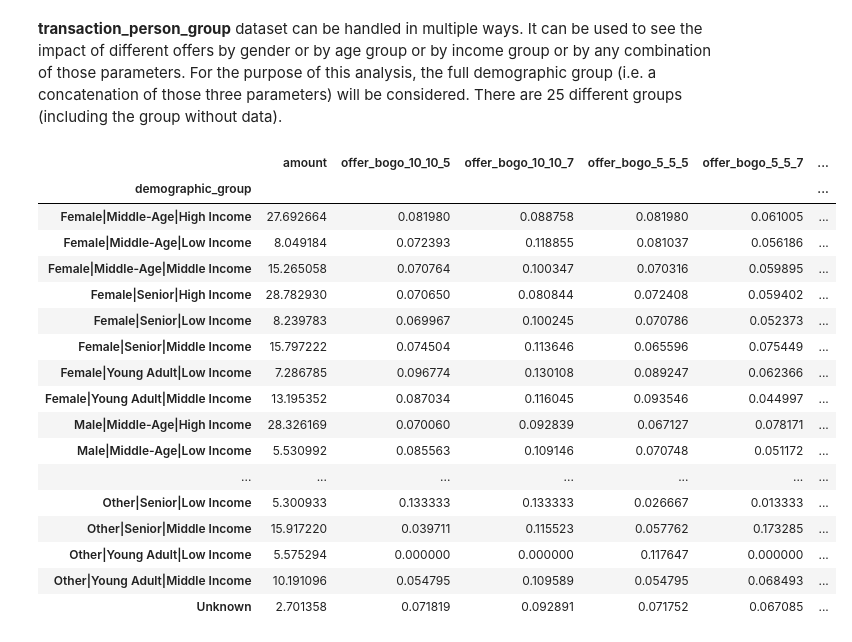
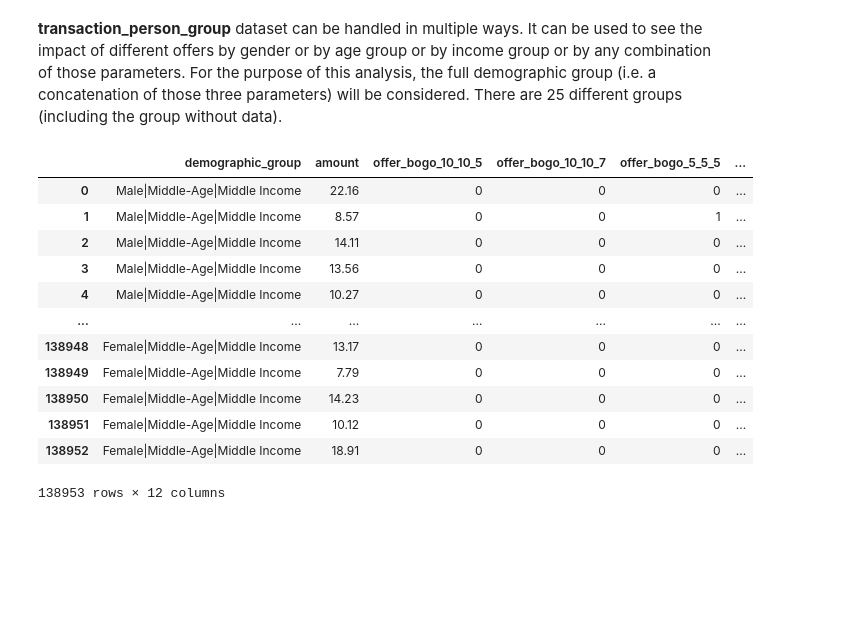
Before and after one commit to atrgz/starbucks_capstone, a Jupyter notebook: Starbucks_Capstone_notebook.ipynb, the cells around one changed output. Cells and saved outputs as stored; diff of their text form; code cells hidden in the pictures; blank space fills up the shorter version.

```diff
--- a/Starbucks_Capstone_notebook.ipynb
+++ b/Starbucks_Capstone_notebook.ipynb
@@ -568,7 +572,7 @@ display(transaction_per_person_final)
 # %%
 # merge with demographic groups
 transaction_person_group = transaction_per_person_final.merge(profile_groups, how='left', left_on='person', right_on='id')
-transaction_person_group.drop(columns=['person', 'id'], inplace=True)
+transaction_person_group.drop(columns=['id'], inplace=True)
 
 # New column concatenating the values from gender, age group and income group
 # if 'Unknown' in the three fields, keep just 'Unknown'
@@ -579,7 +583,7 @@ transaction_person_group['demographic_group'] = transaction_person_group.apply(
 )
 
 # reorder columns for clarity
-cols = ['demographic_group', 'gender', 'age_group', 'income_group', 'amount']
+cols = ['person', 'demographic_group', 'gender', 'age_group', 'income_group', 'amount']
 for col in transaction_person_group.columns:
     if col not in cols:
         cols.append(col)
@@ -605,28 +609,24 @@ display(transaction_person_group)
 **transaction_person_group** dataset can be handled in multiple ways. It can be used to see the impact of different offers by gender or by age group or by income group or by any combination of those parameters. For the purpose of this analysis, the full demographic group (i.e. a concatenation of those three parameters) will be considered. There are 25 different groups (including the group without data).
 # %%
 # drop gender, age group and income group
-transaction_person_group_clean = transaction_person_group.drop(columns=['gender', 'age_group', 'income_group'], axis=1)
+transaction_person_group_clean = transaction_person_group.drop(columns=['person', 'gender', 'age_group', 'income_group'], axis=1)
 
 # groupby demographic group with mean
-transaction_per_group = transaction_person_group_clean.groupby('demographic_group').mean()
+#transaction_per_group = transaction_person_group_clean.groupby(['demographic_group', 'person']).mean()
+transaction_per_group = transaction_person_group_clean
 
 display(transaction_per_group)
 # %% [output]
-|  | amount | offer_bogo_10_10_5 | offer_bogo_10_10_7 | offer_bogo_5_5_5 | offer_bogo_5_5_7 | ... |
-| demographic_group |  |  |  |  |  | ... |
-| Female|Middle-Age|High Income | 27.692664 | 0.081980 | 0.088758 | 0.081980 | 0.061005 | ... |
-| Female|Middle-Age|Low Income | 8.049184 | 0.072393 | 0.118855 | 0.081037 | 0.056186 | ... |
-| Female|Middle-Age|Middle Income | 15.265058 | 0.070764 | 0.100347 | 0.070316 | 0.059895 | ... |
-| Female|Senior|High Income | 28.782930 | 0.070650 | 0.080844 | 0.072408 | 0.059402 | ... |
-| Female|Senior|Low Income | 8.239783 | 0.069967 | 0.100245 | 0.070786 | 0.052373 | ... |
-| Female|Senior|Middle Income | 15.797222 | 0.074504 | 0.113646 | 0.065596 | 0.075449 | ... |
-| Female|Young Adult|Low Income | 7.286785 | 0.096774 | 0.130108 | 0.089247 | 0.062366 | ... |
-| Female|Young Adult|Middle Income | 13.195352 | 0.087034 | 0.116045 | 0.093546 | 0.044997 | ... |
-| Male|Middle-Age|High Income | 28.326169 | 0.070060 | 0.092839 | 0.067127 | 0.078171 | ... |
-| Male|Middle-Age|Low Income | 5.530992 | 0.085563 | 0.109146 | 0.070748 | 0.051172 | ... |
+|  | demographic_group | amount | offer_bogo_10_10_5 | offer_bogo_10_10_7 | offer_bogo_5_5_5 | ... |
+| 0 | Male|Middle-Age|Middle Income | 22.16 | 0 | 0 | 0 | ... |
+| 1 | Male|Middle-Age|Middle Income | 8.57 | 0 | 0 | 1 | ... |
+| 2 | Male|Middle-Age|Middle Income | 14.11 | 0 | 0 | 0 | ... |
+| 3 | Male|Middle-Age|Middle Income | 13.56 | 0 | 0 | 0 | ... |
+| 4 | Male|Middle-Age|Middle Income | 10.27 | 0 | 0 | 0 | ... |
 | ... | ... | ... | ... | ... | ... | ... |
-| Other|Senior|Low Income | 5.300933 | 0.133333 | 0.133333 | 0.026667 | 0.013333 | ... |
-| Other|Senior|Middle Income | 15.917220 | 0.039711 | 0.115523 | 0.057762 | 0.173285 | ... |
-| Other|Young Adult|Low Income | 5.575294 | 0.000000 | 0.000000 | 0.117647 | 0.000000 | ... |
-| Other|Young Adult|Middle Income | 10.191096 | 0.054795 | 0.109589 | 0.054795 | 0.068493 | ... |
-| Unknown | 2.701358 | 0.071819 | 0.092891 | 0.071752 | 0.067085 | ... |
+| 138948 | Female|Middle-Age|Middle Income | 13.17 | 0 | 0 | 0 | ... |
+| 138949 | Female|Middle-Age|Middle Income | 7.79 | 0 | 0 | 0 | ... |
+| 138950 | Female|Middle-Age|Middle Income | 14.23 | 0 | 0 | 0 | ... |
+| 138951 | Female|Middle-Age|Middle Income | 10.12 | 0 | 0 | 0 | ... |
+| 138952 | Female|Middle-Age|Middle Income | 18.91 | 0 | 0 | 0 | ... |
+138953 rows × 12 columns
```
Also changed, not shown: parts of 8 cells of this notebook, 1 other file.
